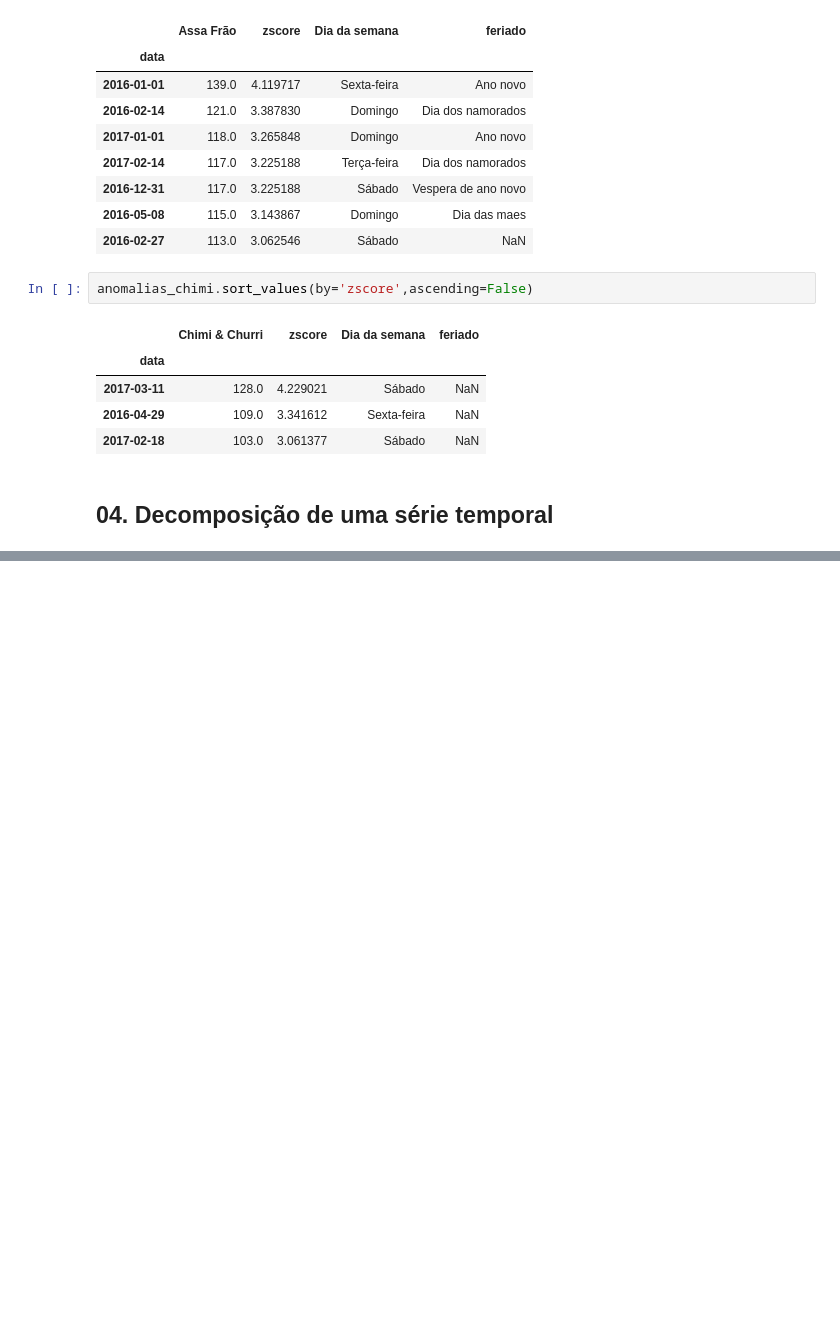
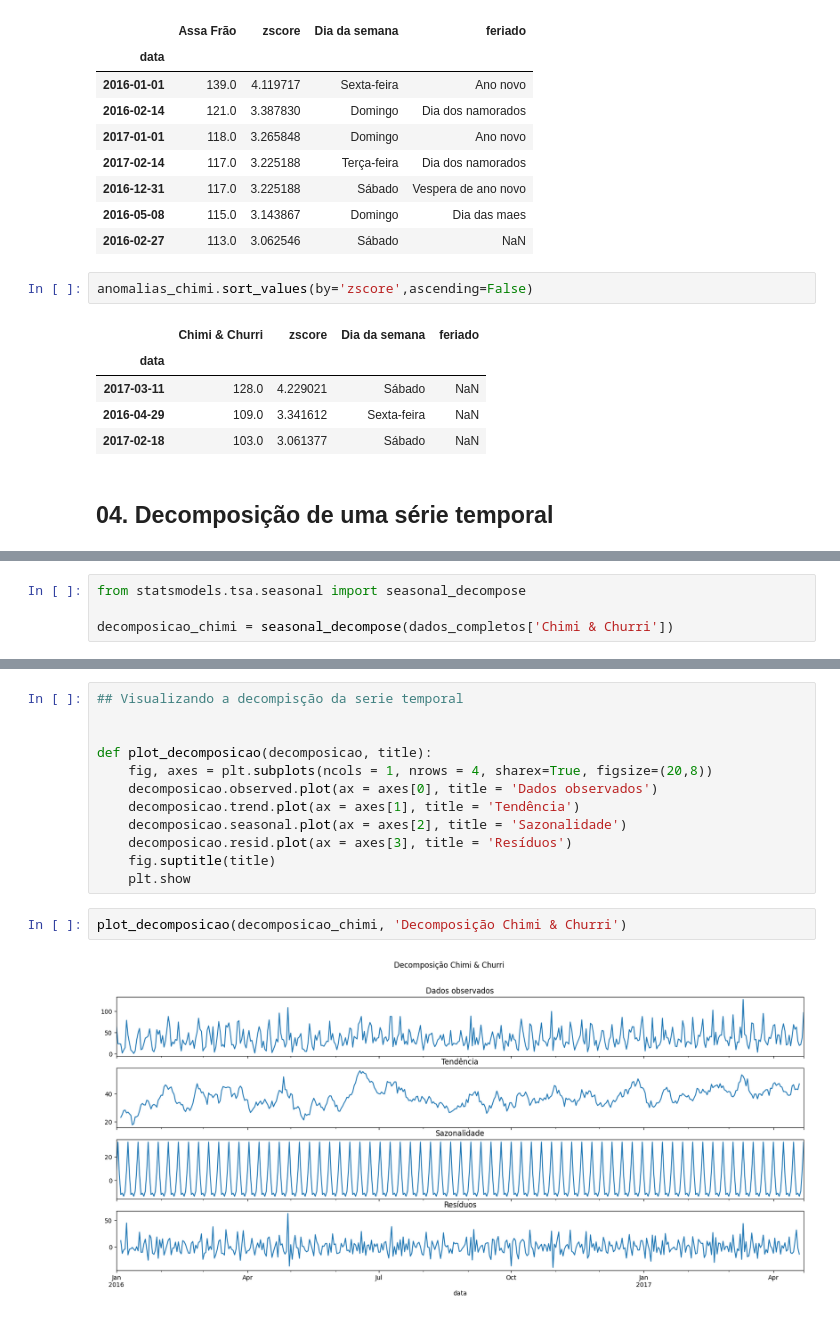
Before and after one commit to JCarapina/Estudos-praticos, a Jupyter notebook: arquivo.ipynb, the cells around one changed output, grey strips where cells are left out. Cells and saved outputs as stored; diff of their text form; blank space fills up the shorter version.

```diff
--- a/arquivo.ipynb
+++ b/arquivo.ipynb
@@ -475,0 +502,4 @@ anomalias_chimi.sort_values(by='zscore',ascending=False)
+# %%
+from statsmodels.tsa.seasonal import seasonal_decompose
+
+decomposicao_chimi = seasonal_decompose(dados_completos['Chimi & Churri'])
@@ -475,0 +554,16 @@ anomalias_chimi.sort_values(by='zscore',ascending=False)
+# %%
+## Visualizando a decompisção da serie temporal
+
+
+def plot_decomposicao(decomposicao, title):
+    fig, axes = plt.subplots(ncols = 1, nrows = 4, sharex=True, figsize=(20,8))
+    decomposicao.observed.plot(ax = axes[0], title = 'Dados observados')
+    decomposicao.trend.plot(ax = axes[1], title = 'Tendência')
+    decomposicao.seasonal.plot(ax = axes[2], title = 'Sazonalidade')
+    decomposicao.resid.plot(ax = axes[3], title = 'Resíduos')
+    fig.suptitle(title)
+    plt.show
+# %%
+plot_decomposicao(decomposicao_chimi, 'Decomposição Chimi & Churri')
+# %% [output]
+[figure, added]
```
Also changed, not shown: parts of 14 cells of this notebook.
